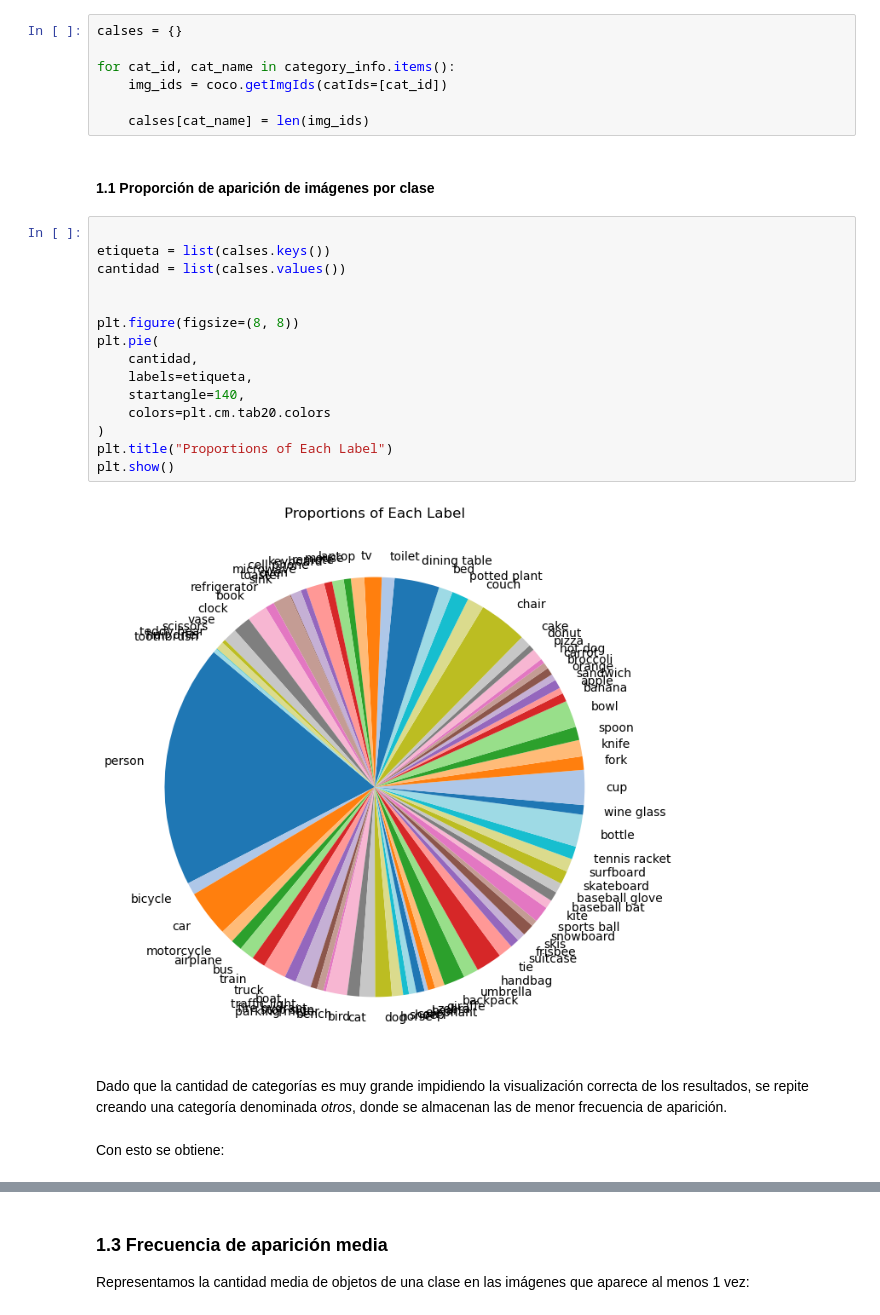
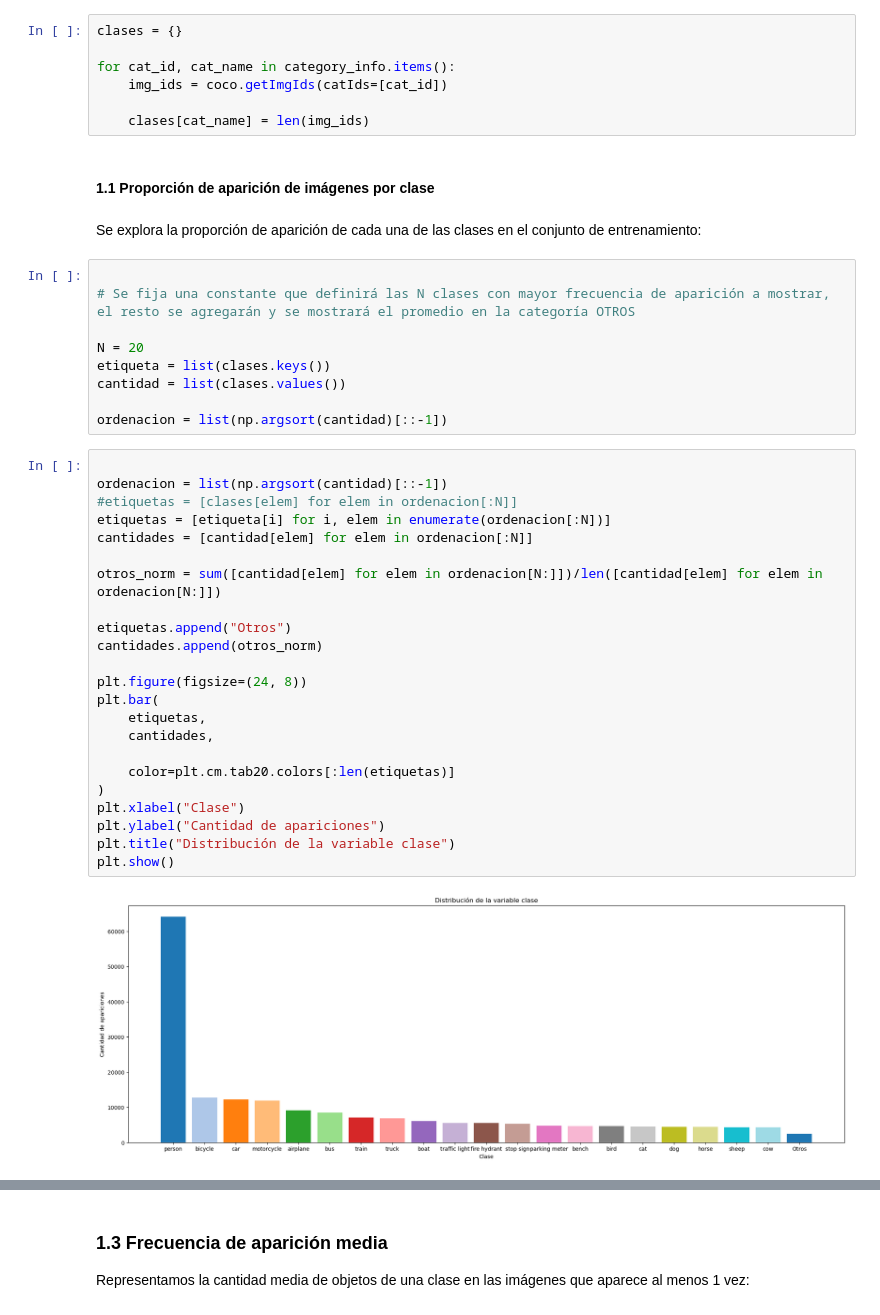
Before and after one commit to rucasca/TFM, a Jupyter notebook: src/exploratory_data_analysis.ipynb, the cells around one changed output, grey strips where cells are left out. Saved outputs shown, nothing was run; the diff lists cells and outputs as text.

```diff
--- a/src/exploratory_data_analysis.ipynb
+++ b/src/exploratory_data_analysis.ipynb
@@ -133,32 +129,47 @@ Para el conjunto de datos se ha decidido que es relevante estudiar:
 categories = coco.loadCats(coco.getCatIds())
 category_info = {cat['id']: cat['name'] for cat in categories}
 # %%
-calses = {}
+clases = {}
 
 for cat_id, cat_name in category_info.items():
     img_ids = coco.getImgIds(catIds=[cat_id])
 
-    calses[cat_name] = len(img_ids)
+    clases[cat_name] = len(img_ids)
 # %% [markdown]
 #### 1.1 Proporción de aparición de imágenes por clase
-# %%
-
-etiqueta = list(calses.keys())
-cantidad = list(calses.values())
-
-
-plt.figure(figsize=(8, 8))
-plt.pie(
-    cantidad,
-    labels=etiqueta,
-    startangle=140,
-    colors=plt.cm.tab20.colors
-)
-plt.title("Proportions of Each Label")
-plt.show()
-# %% [output]
-[figure, removed]
-# %% [markdown]
-Dado que la cantidad de categorías es muy grande impidiendo la visualización correcta de los resultados, se repite creando una categoría denominada _otros_, donde se almacenan las de menor frecuencia de aparición.
-# %% [markdown]
-Con esto se obtiene:
+# %% [markdown]
+Se explora la proporción de aparición de cada una de las clases en el conjunto de entrenamiento:
+# %%
+
+# Se fija una constante que definirá las N clases con mayor frecuencia de aparición a mostrar, el resto se agregarán y se mostrará el promedio en la categoría OTROS
+
+N = 20
+etiqueta = list(clases.keys())
+cantidad = list(clases.values())
+
+ordenacion = list(np.argsort(cantidad)[::-1])
+# %%
+
+ordenacion = list(np.argsort(cantidad)[::-1])
+#etiquetas = [clases[elem] for elem in ordenacion[:N]]
+etiquetas = [etiqueta[i] for i, elem in enumerate(ordenacion[:N])]
+cantidades = [cantidad[elem] for elem in ordenacion[:N]]
+
+otros_norm = sum([cantidad[elem] for elem in ordenacion[N:]])/len([cantidad[elem] for elem in ordenacion[N:]])
+
+etiquetas.append("Otros")
+cantidades.append(otros_norm)
+
+plt.figure(figsize=(24, 8))
+plt.bar(
+    etiquetas,
+    cantidades,
+
+    color=plt.cm.tab20.colors[:len(etiquetas)]
+)
+plt.xlabel("Clase")
+plt.ylabel("Cantidad de apariciones")
+plt.title("Distribución de la variable clase")
+plt.show()
+# %% [output]
+[figure, added]
```
Also changed, not shown: parts of 39 cells of this notebook, 4 other files.
